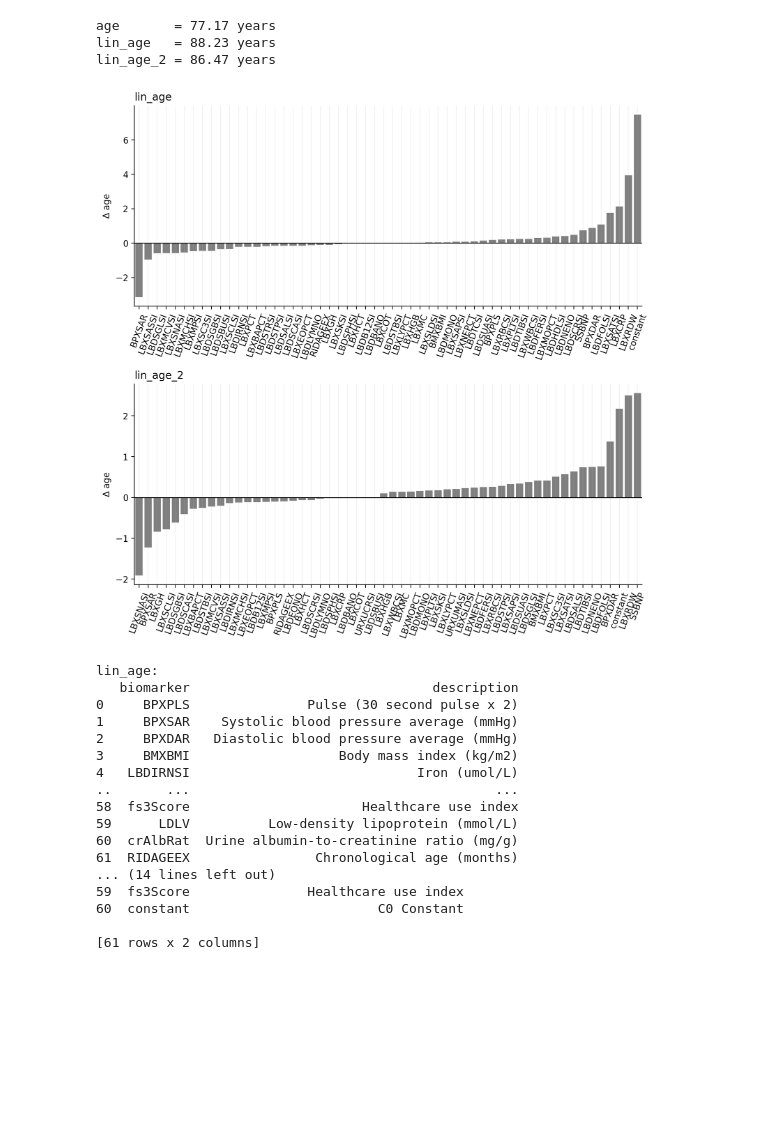
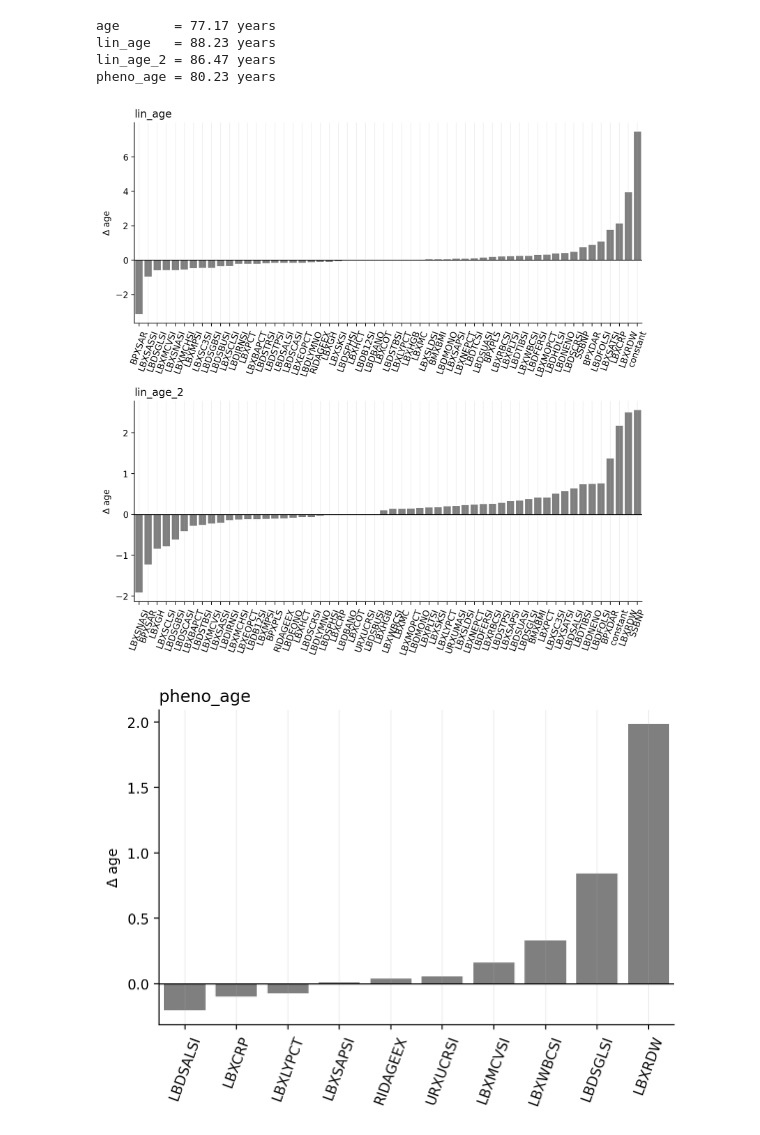
Before and after one commit to JonahKember/lin_age_calculator, a Jupyter notebook: example.ipynb, the cells around one changed output. Drawn from its saved outputs; the diff is of its cells as text; code cells hidden in the pictures; blank space fills up the shorter version.

Commit message:
Added pheno_age to models

```diff
--- a/example.ipynb
+++ b/example.ipynb
@@ -3,7 +3,6 @@ import pandas as pd
 import seaborn as sns
 import matplotlib.pyplot as plt
 from calculator import calculate
-%config InlineBackend.figure_format='retina'
 
 # Load example data.
 data = pd.read_csv('example_user.csv')
@@ -16,54 +15,50 @@ results = calculate(data)
 print(f"age       = {results['age']:.2f} years")
 print(f"lin_age   = {results['lin_age']:.2f} years")
 print(f"lin_age_2 = {results['lin_age_2']:.2f} years")
+print(f"pheno_age = {results['pheno_age']:.2f} years")
 # %% [output]
 age       = 77.17 years
 lin_age   = 88.23 years
 lin_age_2 = 86.47 years
+pheno_age = 80.23 years
 # %%
 # Print contribution of each biomarker to delta-age.
 
 fig, ax = plt.subplots(2, 1, figsize=(9, 9))
 
 for idx, model in enumerate(['lin_age','lin_age_2']):
 
     weights = results[f'{model}__contributions'].sort_values().dropna()
 
     sns.barplot(weights, orient='v', ax=ax[idx], color='tab:gray')
     sns.despine()
 
     ax[idx].set_ylabel('$\Delta$ age')
     ax[idx].tick_params(axis='x', rotation=70)
     ax[idx].axhline(0, color='k', lw=1)
     ax[idx].grid(linestyle='-', axis='x', alpha=.2)
     ax[idx].set_title(model, loc='left')
 
+plt.tight_layout()
+
+
+# Print contribution of each biomarker to delta-age.
+fig, ax = plt.subplots(figsize=(6, 4.5))
+
+model = 'pheno_age'
+weights = results[f'{model}__contributions'].sort_values().dropna()
+
+sns.barplot(weights, orient='v', ax=ax, color='tab:gray')
+sns.despine()
+
+ax.set_ylabel('$\Delta$ age')
+ax.tick_params(axis='x', rotation=70)
+ax.axhline(0, color='k', lw=1)
+ax.grid(linestyle='-', axis='x', alpha=.2)
+ax.set_title(model, loc='left')
+
 
 plt.tight_layout()
 # %% [output]
 [figure]
+[figure, added]
-# %%
-# See model files for expected units and biomarker names:
-for model in ['lin_age','lin_age_2']:
-
-    print(f'{model}:')
-    df_model = pd.read_csv(f'models/{model}.csv')
-    print(df_model[['biomarker','description']])
-# %% [output]
-lin_age:
-   biomarker                               description
-0     BPXPLS               Pulse (30 second pulse x 2)
-1     BPXSAR    Systolic blood pressure average (mmHg)
-2     BPXDAR   Diastolic blood pressure average (mmHg)
-3     BMXBMI                   Body mass index (kg/m2)
-4   LBDIRNSI                             Iron (umol/L)
-..       ...                                       ...
-58  fs3Score                      Healthcare use index
-59      LDLV          Low-density lipoprotein (mmol/L)
-60  crAlbRat  Urine albumin-to-creatinine ratio (mg/g)
-61  RIDAGEEX                Chronological age (months)
-... (14 lines left out)
-59  fs3Score               Healthcare use index
-60  constant                        C0 Constant
-
-[61 rows x 2 columns]
```
Also changed, not shown: parts of 1 cell of this notebook, 2 other files.
